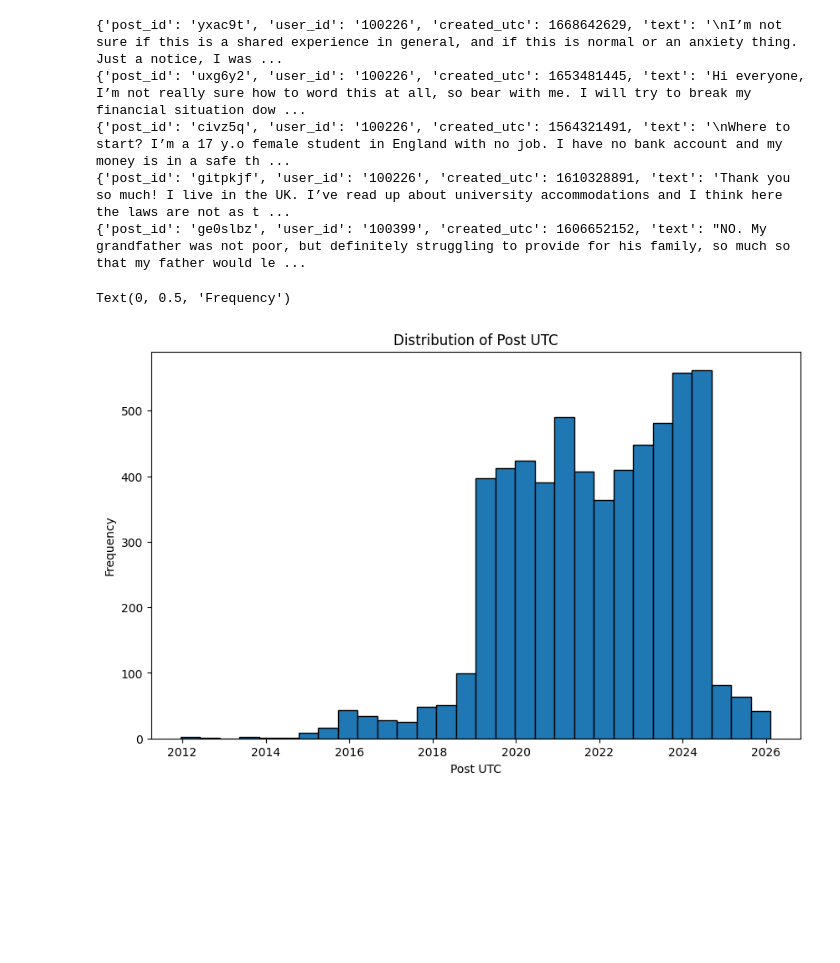
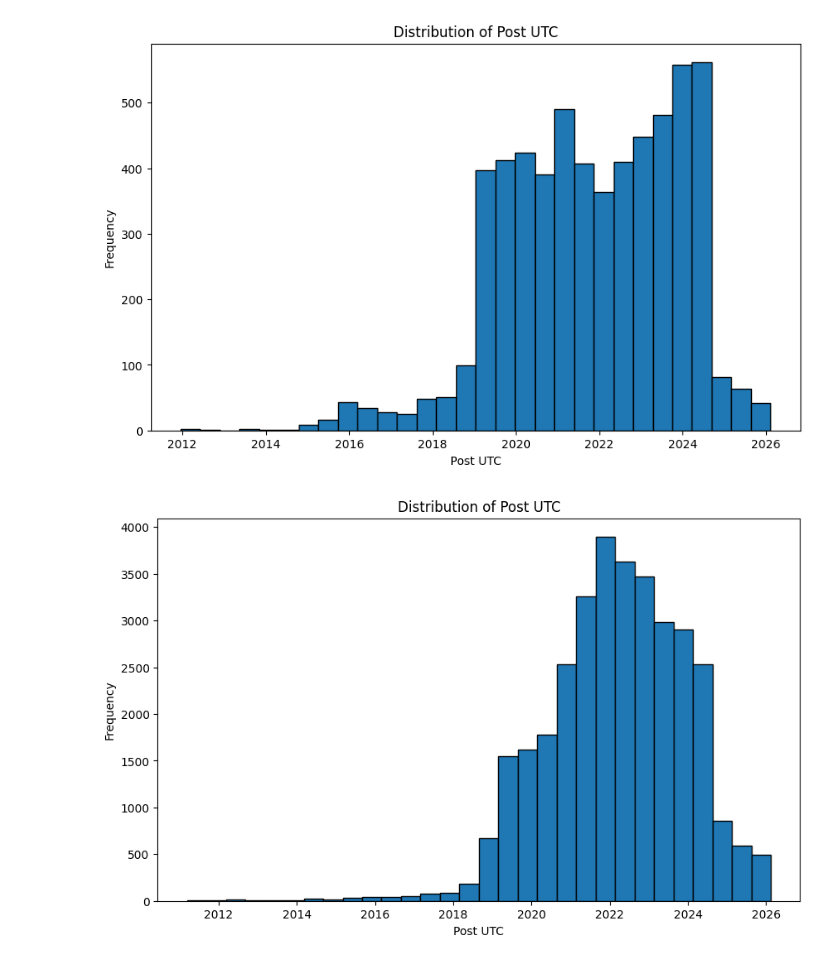
Before and after one commit to fibonacci-2/dynamics-paper, a Jupyter notebook: temporal-analysis.ipynb, the cells around one changed output. Drawn from its saved outputs; the diff is of its cells as text; code cells hidden in the pictures; blank space fills up the shorter version.

```diff
--- a/temporal-analysis.ipynb
+++ b/temporal-analysis.ipynb
@@ -3,7 +3,8 @@
 
 import json
 
-CONDITIONS = ['anxiety', 'depression', 'ptsd']
+CONDITIONS = ['anxiety', 'depression', 'ptsd', 'autism', 'ocd', 'adhd', 'bipolar']
+
 
 def load_jsonl(file_path):
     data = []
@@ -11,33 +12,28 @@ def load_jsonl(file_path):
         for line in f:
             data.append(json.loads(line))
     return data
-
-# read data
-data = load_jsonl('data/anxiety_self_disclosures.jsonl')
-# print first 5 entries
-for entry in data[:5]:
-    print(entry)
+def plot_condition(condition):
+    # read data
+    data = load_jsonl(f'data/mindset/disclosures/{condition}_self_disclosures.jsonl')
+    # plot post utc
+    import matplotlib.pyplot as plt
+    import matplotlib.dates as mdates
+    from datetime import datetime
+    # extract post utc
+    post_utc = [entry['created_utc'] for entry in data]
+    # convert to datetime
+    post_utc = [datetime.fromtimestamp(utc) for utc in post_utc]
+    # plot histogram
+    plt.figure(figsize=(10, 6))
+    plt.hist(post_utc, bins=30, edgecolor='black')
+    plt.title('Distribution of Post UTC')
+    plt.xlabel('Post UTC')
+    plt.ylabel('Frequency')
-# %% [output]
-{'post_id': 'yxac9t', 'user_id': '100226', 'created_utc': 1668642629, 'text': '\nI’m not sure if this is a shared experience in general, and if this is normal or an anxiety thing. Just a notice, I was ...
-{'post_id': 'uxg6y2', 'user_id': '100226', 'created_utc': 1653481445, 'text': 'Hi everyone, I’m not really sure how to word this at all, so bear with me. I will try to break my financial situation dow ...
-{'post_id': 'civz5q', 'user_id': '100226', 'created_utc': 1564321491, 'text': '\nWhere to start? I’m a 17 y.o female student in England with no job. I have no bank account and my money is in a safe th ...
-{'post_id': 'gitpkjf', 'user_id': '100226', 'created_utc': 1610328891, 'text': 'Thank you so much! I live in the UK. I’ve read up about university accommodations and I think here the laws are not as t ...
-{'post_id': 'ge0slbz', 'user_id': '100399', 'created_utc': 1606652152, 'text': "NO. My grandfather was not poor, but definitely struggling to provide for his family, so much so that my father would le ...
 # %%
-# plot post utc
-import matplotlib.pyplot as plt
-import matplotlib.dates as mdates
-from datetime import datetime
-# extract post utc
-post_utc = [entry['created_utc'] for entry in data]
-# convert to datetime
-post_utc = [datetime.fromtimestamp(utc) for utc in post_utc]
-# plot histogram
-plt.figure(figsize=(10, 6))
-plt.hist(post_utc, bins=30, edgecolor='black')
-plt.title('Distribution of Post UTC')
-plt.xlabel('Post UTC')
-plt.ylabel('Frequency')
+plot_condition('anxiety')
 # %% [output]
-Text(0, 0.5, 'Frequency')
 [figure]
+# %%
+plot_condition('adhd')
+# %% [output]
+[figure, added]
```
Also changed, not shown: 6 other files.
